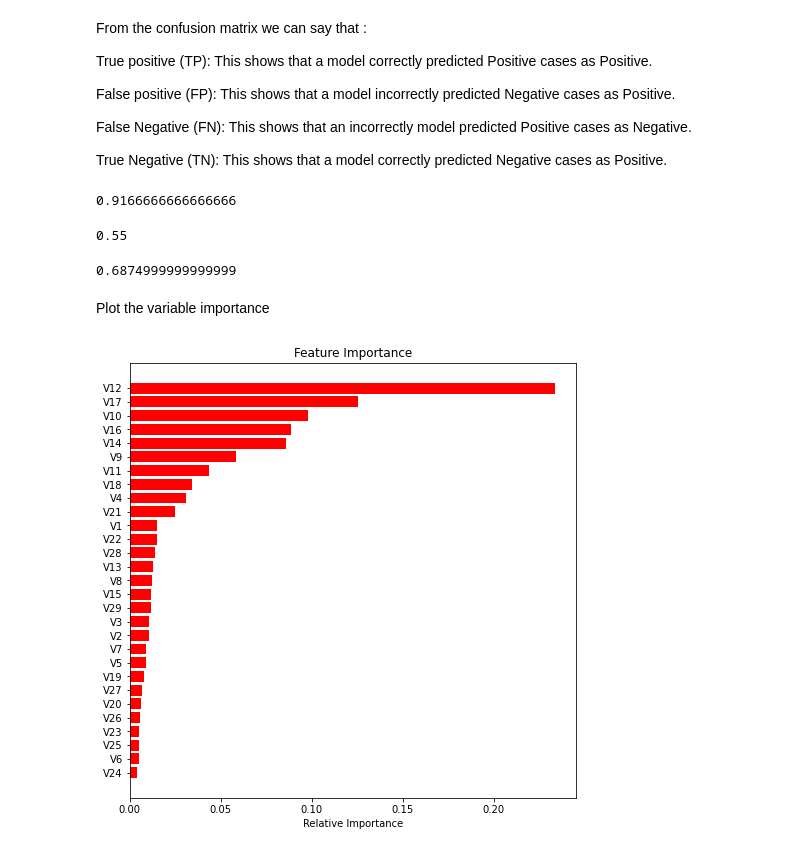
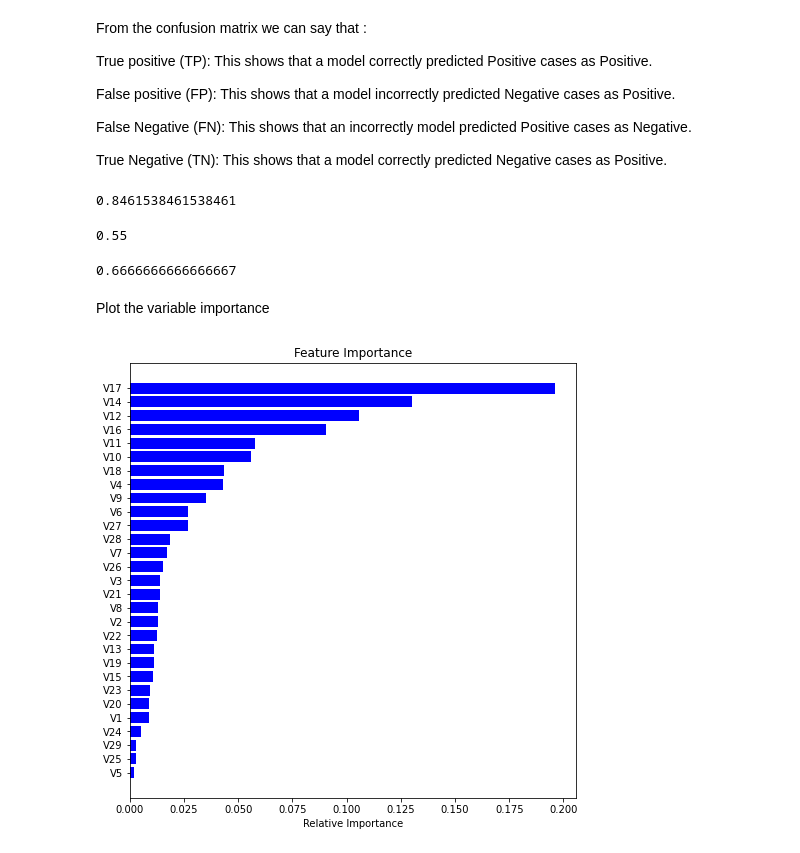
Before and after one commit to durg3sh10/Credit_Card_Fraud_Detection_using_RandomForest, a Jupyter notebook: Credit_Card_Fraud_Detection_using_RandomForest.ipynb, the cells around one changed output. Saved outputs shown, nothing was run; the diff lists cells and outputs as text; code cells hidden in the pictures.

```diff
--- a/Credit_Card_Fraud_Detection_using_RandomForest.ipynb
+++ b/Credit_Card_Fraud_Detection_using_RandomForest.ipynb
@@ -151,6 +155,6 @@ max_depth = max number of levels in each decision tree
 # %%
 classifier = RandomForestClassifier()
-parameters = {"n_estimators": [20, 30, 50], "max_depth" : [6, 7, 8]}
+parameters = {"n_estimators": [10, 20, 30], "max_depth" : [6, 7, 8], "min_samples_leaf" : [1,2,3]}
 grid_classfier = GridSearchCV(estimator= classifier, param_grid = parameters, scoring = "roc_auc", cv = 3)
 # %%
 # Fit the object to train dataset
@@ -251,7 +252,7 @@ True Negative (TN): This shows that a model correctly predicted Negative cases a
 # %%
 precision_score(y_test, test_predict)
 # %% [output]
-0.9166666666666666
+0.8461538461538461
 # %%
 recall_score(y_test, test_predict)
 # %% [output]
@@ -259,7 +260,7 @@ recall_score(y_test, test_predict)
 # %%
 f1_score(y_test, test_predict)
 # %% [output]
-0.6874999999999999
+0.6666666666666667
 # %% [markdown]
 Plot the variable importance
 # %%
@@ -269,10 +270,10 @@ indices = np.argsort(importances)
 # %%
 from pylab import rcParams
 rcParams['figure.figsize'] = 8, 8
 
 plt.title('Feature Importance')
-plt.barh(range(len(indices)), importances[indices], color='red', align='center')
+plt.barh(range(len(indices)), importances[indices], color='blue', align='center')
 plt.yticks(range(len(indices)), [features[i] for i in indices])
 plt.xlabel('Relative Importance');
 # %% [output]
-[figure, old version]
+[figure, new version]
```
Also changed, not shown: parts of 10 cells of this notebook.
